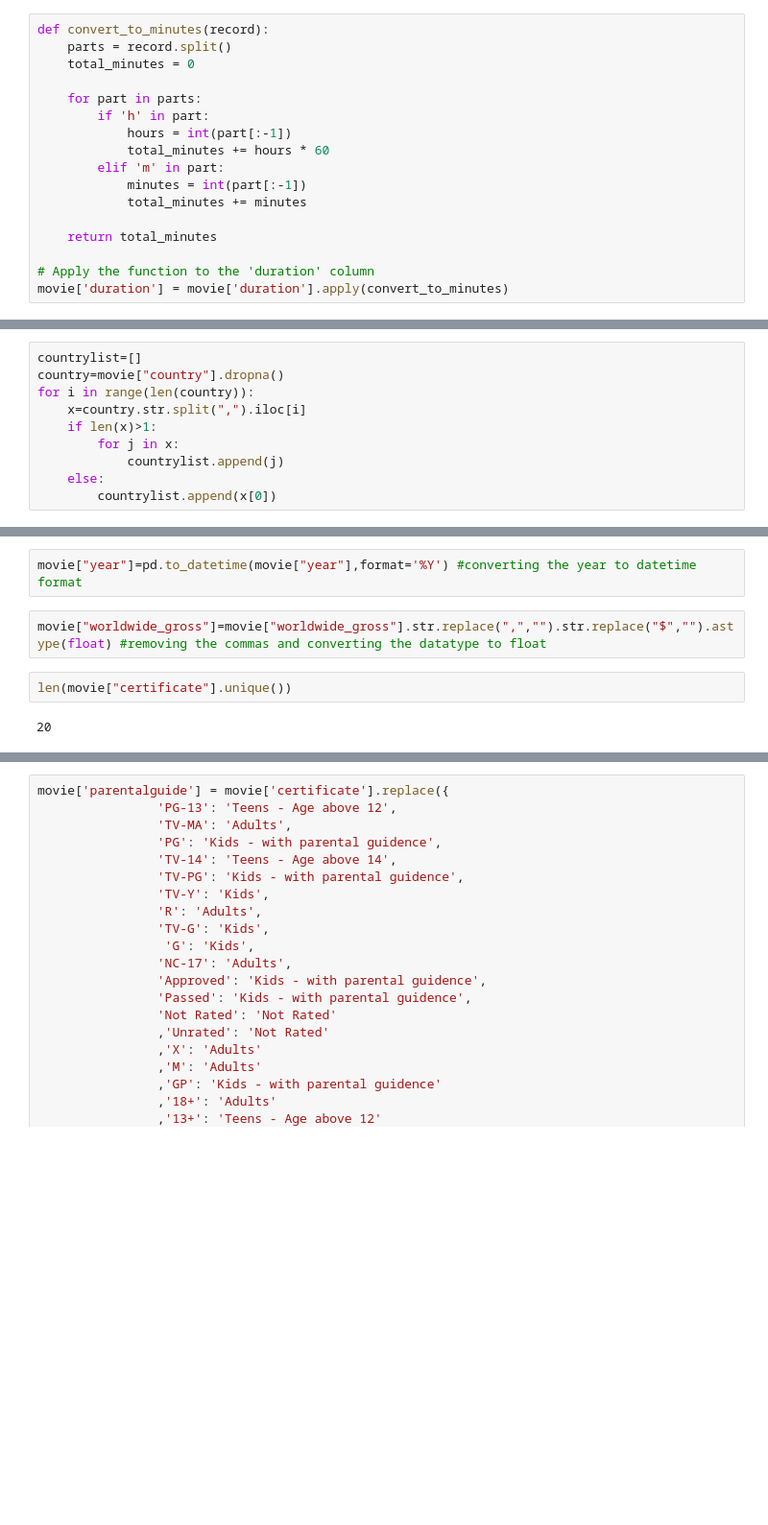
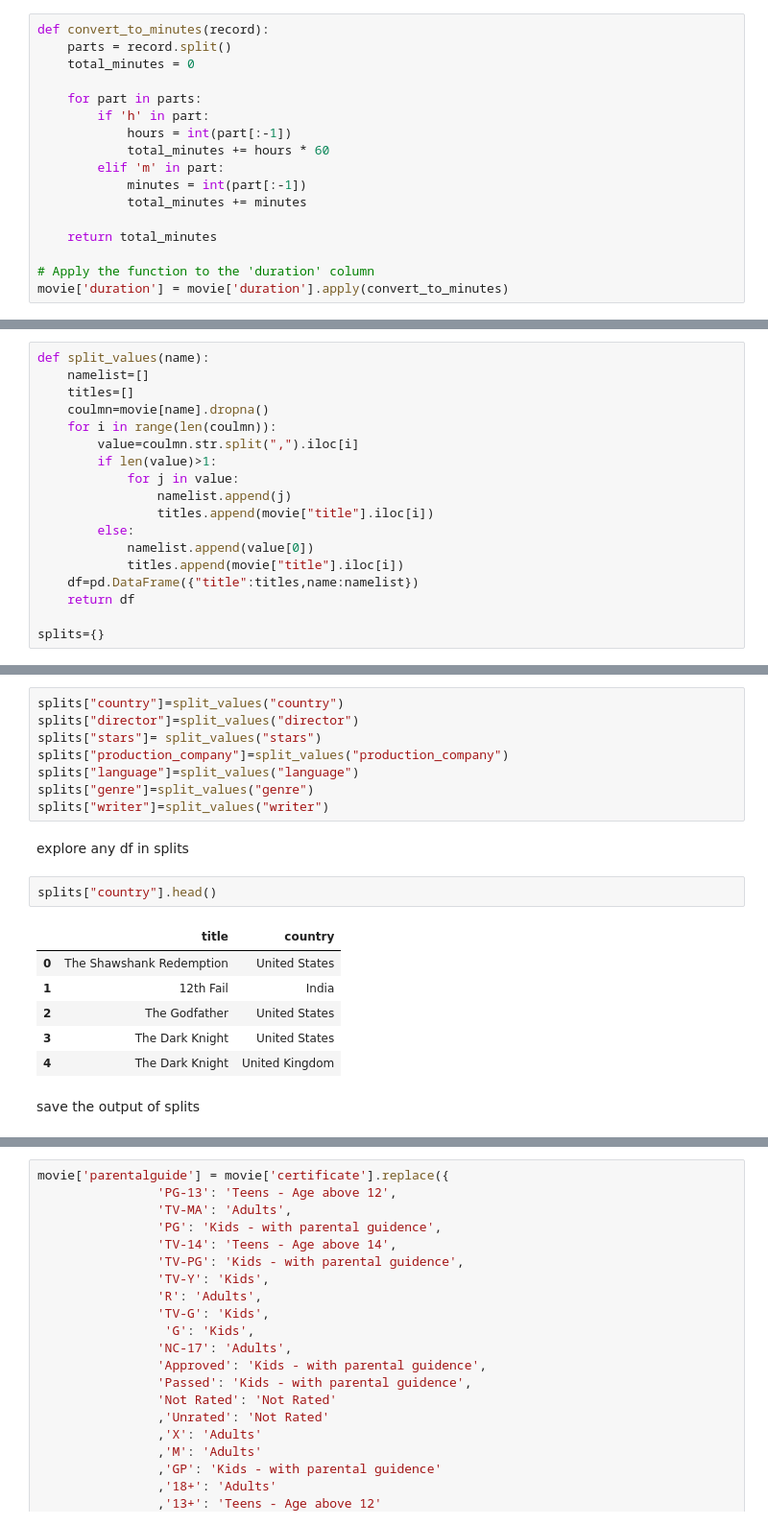
Before and after one commit to Mahmoud2227/DEP-Project, a Jupyter notebook: movie_clean.ipynb, the cells around one changed output, grey strips where cells are left out. Shown: that part at 96% size. Cells and saved outputs as stored; diff of their text form; blank space fills up the shorter version.

```diff
--- a/movie_clean.ipynb
+++ b/movie_clean.ipynb
@@ -109,10 +113,18 @@ len(movie["country"].dropna())
 # %%
-countrylist=[]
-country=movie["country"].dropna()
-for i in range(len(country)):
-    x=country.str.split(",").iloc[i]
-    if len(x)>1:
-        for j in x:
-            countrylist.append(j)
-    else:
-        countrylist.append(x[0])
+def split_values(name):
+    namelist=[]
+    titles=[]
+    coulmn=movie[name].dropna()
+    for i in range(len(coulmn)):
+        value=coulmn.str.split(",").iloc[i]
+        if len(value)>1:
+            for j in value:
+                namelist.append(j)
+                titles.append(movie["title"].iloc[i])
+        else:
+            namelist.append(value[0])
+            titles.append(movie["title"].iloc[i])
+    df=pd.DataFrame({"title":titles,name:namelist})
+    return df
+
+splits={}
@@ -179,8 +131,21 @@ for i in range(len(genre)):
-# %%
-movie["year"]=pd.to_datetime(movie["year"],format='%Y') #converting the year to datetime format
-# %%
-movie["worldwide_gross"]=movie["worldwide_gross"].str.replace(",","").str.replace("$","").astype(float) #removing the commas and converting the datatype to float
-# %%
-len(movie["certificate"].unique())
-# %% [output]
-20
+# %%
+splits["country"]=split_values("country")
+splits["director"]=split_values("director")
+splits["stars"]= split_values("stars")
+splits["production_company"]=split_values("production_company")
+splits["language"]=split_values("language")
+splits["genre"]=split_values("genre")
+splits["writer"]=split_values("writer")
+# %% [markdown]
+explore any df in splits
+# %%
+splits["country"].head()
+# %% [output]
+|  | title | country |
+| 0 | The Shawshank Redemption | United States |
+| 1 | 12th Fail | India |
+| 2 | The Godfather | United States |
+| 3 | The Dark Knight | United States |
+| 4 | The Dark Knight | United Kingdom |
+# %% [markdown]
+save the output of splits
```
Also changed, not shown: parts of 27 cells of this notebook, 8 other files.
